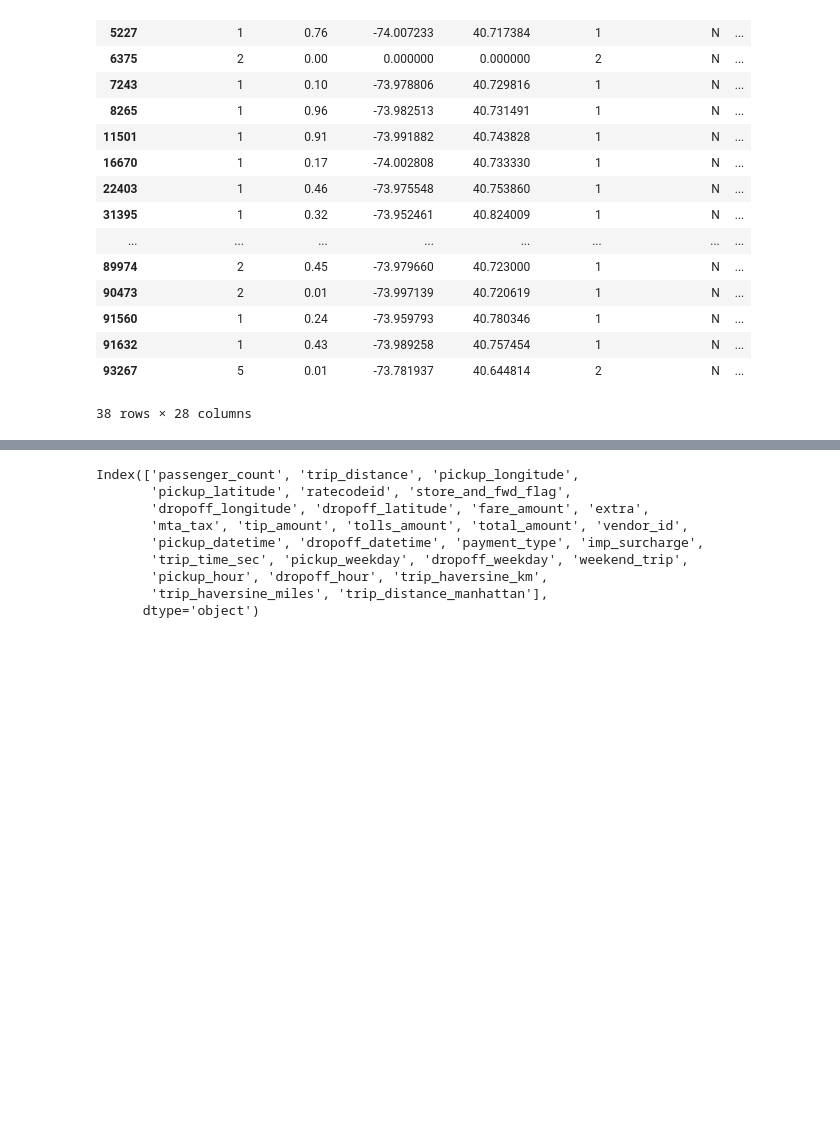
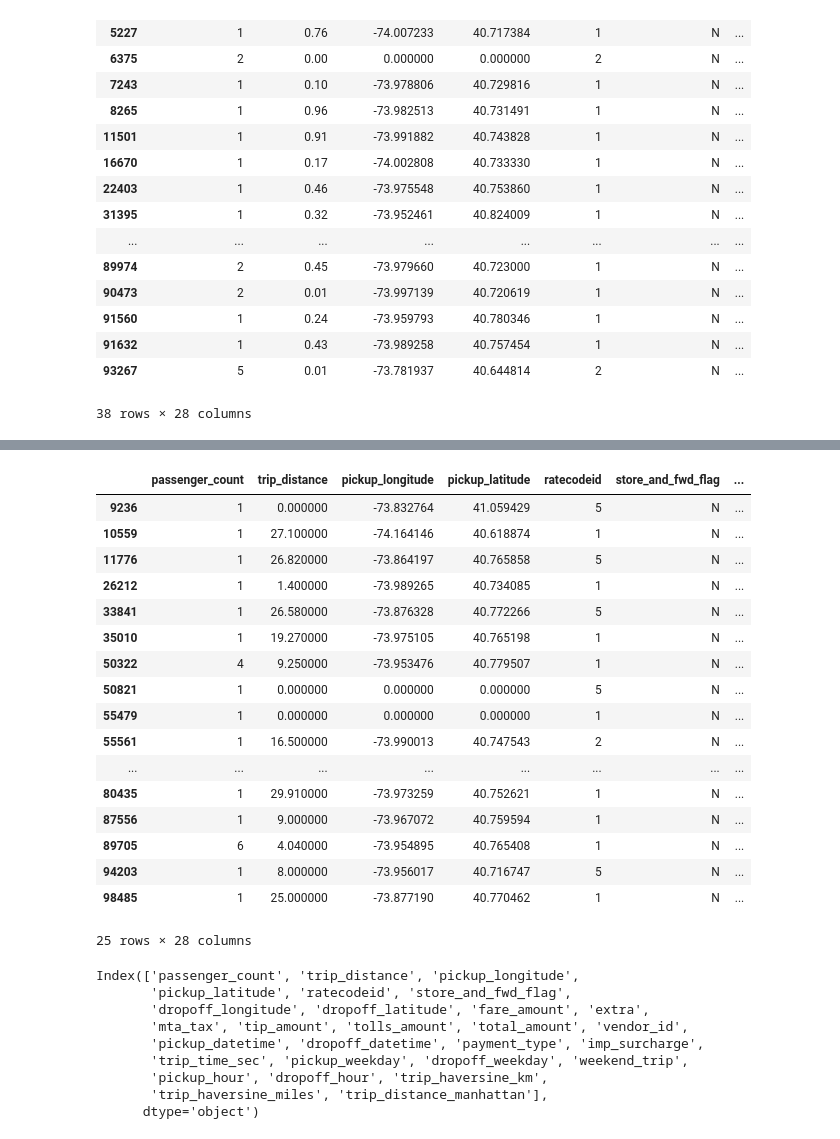
Before and after one commit to dk1000/hubquest_taxi, a Jupyter notebook: notebooks/1.0-ia-initial-eda.ipynb, the cells around one changed output, grey strips where cells are left out. Drawn from its saved outputs; the diff is of its cells as text; code cells hidden in the pictures; blank space fills up the shorter version.

```diff
--- a/notebooks/1.0-ia-initial-eda.ipynb
+++ b/notebooks/1.0-ia-initial-eda.ipynb
@@ -362,3 +365,24 @@ df.loc[df['mta_tax'] < 0]
+# %%
+df.loc[df['tip_amount'] > 30]
+# %% [output]
+|  | passenger_count | trip_distance | pickup_longitude | pickup_latitude | ratecodeid | store_and_fwd_flag | ... |
+| 9236 | 1 | 0.000000 | -73.832764 | 41.059429 | 5 | N | ... |
+| 10559 | 1 | 27.100000 | -74.164146 | 40.618874 | 1 | N | ... |
+| 11776 | 1 | 26.820000 | -73.864197 | 40.765858 | 5 | N | ... |
+| 26212 | 1 | 1.400000 | -73.989265 | 40.734085 | 1 | N | ... |
+| 33841 | 1 | 26.580000 | -73.876328 | 40.772266 | 5 | N | ... |
+| 35010 | 1 | 19.270000 | -73.975105 | 40.765198 | 1 | N | ... |
+| 50322 | 4 | 9.250000 | -73.953476 | 40.779507 | 1 | N | ... |
+| 50821 | 1 | 0.000000 | 0.000000 | 0.000000 | 5 | N | ... |
+| 55479 | 1 | 0.000000 | 0.000000 | 0.000000 | 1 | N | ... |
+| 55561 | 1 | 16.500000 | -73.990013 | 40.747543 | 2 | N | ... |
+| ... | ... | ... | ... | ... | ... | ... | ... |
+| 80435 | 1 | 29.910000 | -73.973259 | 40.752621 | 1 | N | ... |
+| 87556 | 1 | 9.000000 | -73.967072 | 40.759594 | 1 | N | ... |
+| 89705 | 6 | 4.040000 | -73.954895 | 40.765408 | 1 | N | ... |
+| 94203 | 1 | 8.000000 | -73.956017 | 40.716747 | 5 | N | ... |
+| 98485 | 1 | 25.000000 | -73.877190 | 40.770462 | 1 | N | ... |
+25 rows × 28 columns
 # %%
 df.columns
 # %% [output]
```
Also changed, not shown: parts of 4 cells of this notebook.
